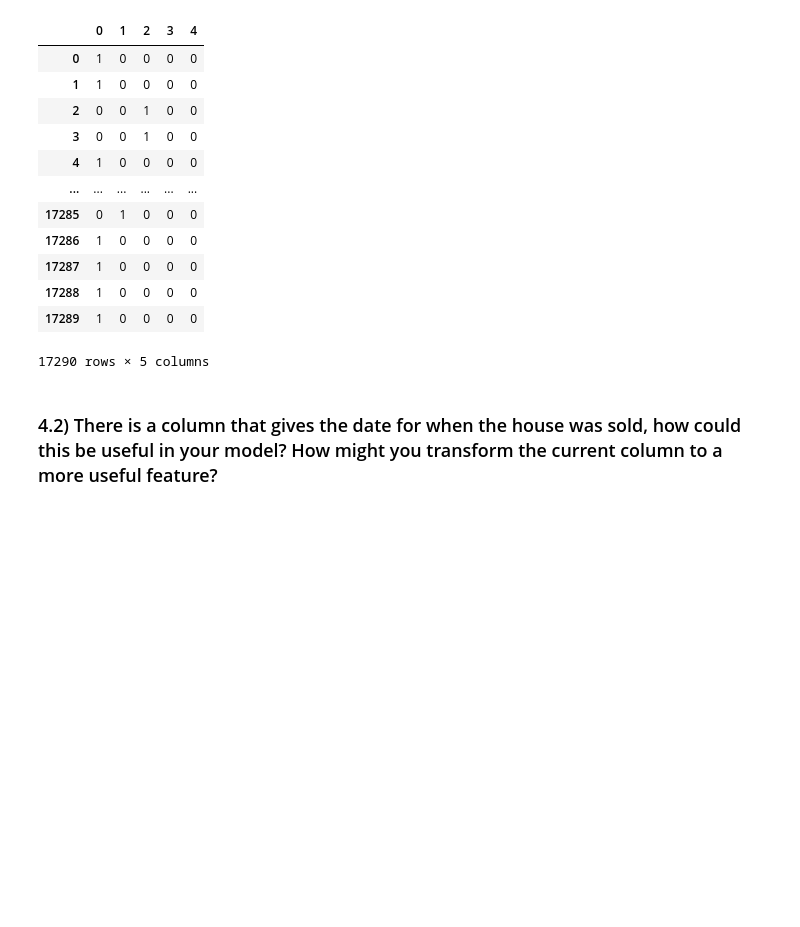
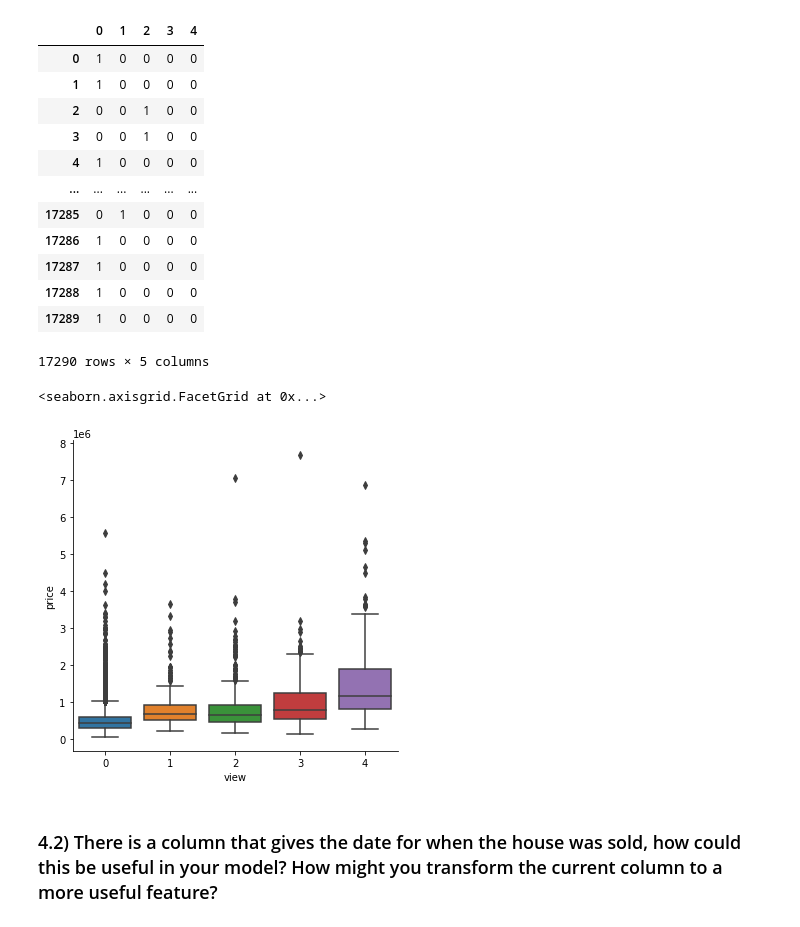
Before and after one commit to raizelistaken/Housing_Prices_KC, a Jupyter notebook: Bakeoff_modeling_process_Orderly.ipynb, the cells around one changed output. Saved outputs shown, nothing was run; the diff lists cells and outputs as text; code cells hidden in the pictures; blank space fills up the shorter version.

```diff
--- a/Bakeoff_modeling_process_Orderly.ipynb
+++ b/Bakeoff_modeling_process_Orderly.ipynb
@@ -372,6 +387,11 @@ pd.get_dummies(df['view'])
 | 17288 | 1 | 0 | 0 | 0 | 0 |
 | 17289 | 1 | 0 | 0 | 0 | 0 |
 17290 rows × 5 columns
+# %%
+sns.catplot(x='view', y='price', kind='box', data=df)
+# %% [output]
+<seaborn.axisgrid.FacetGrid at 0x...>
+[figure, added]
 # %%
 df_dummy = pd.get_dummies(df, columns=['condition'], drop_first=True)
 # %% [markdown]
```
Also changed, not shown: parts of 50 cells of this notebook.
